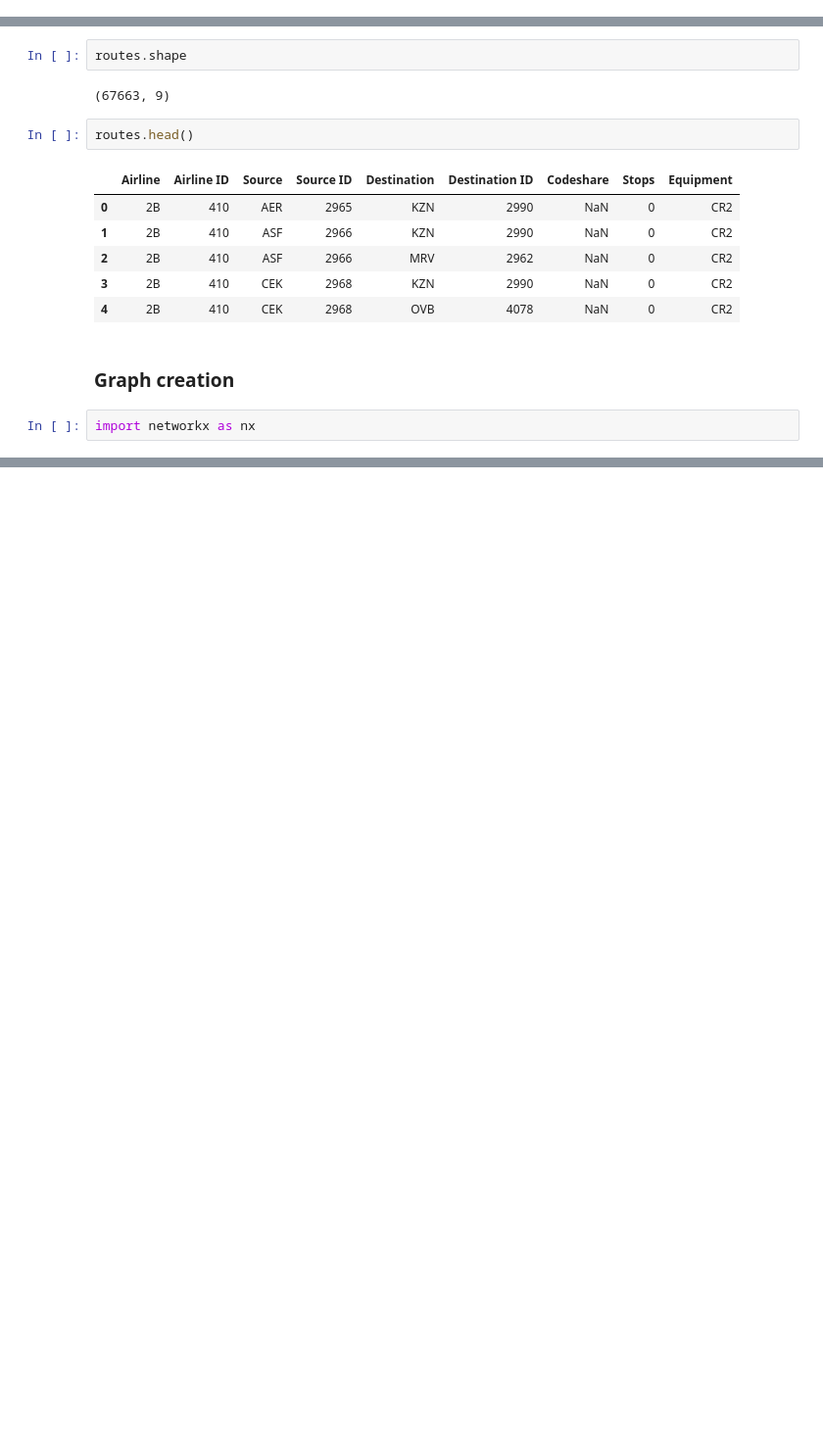
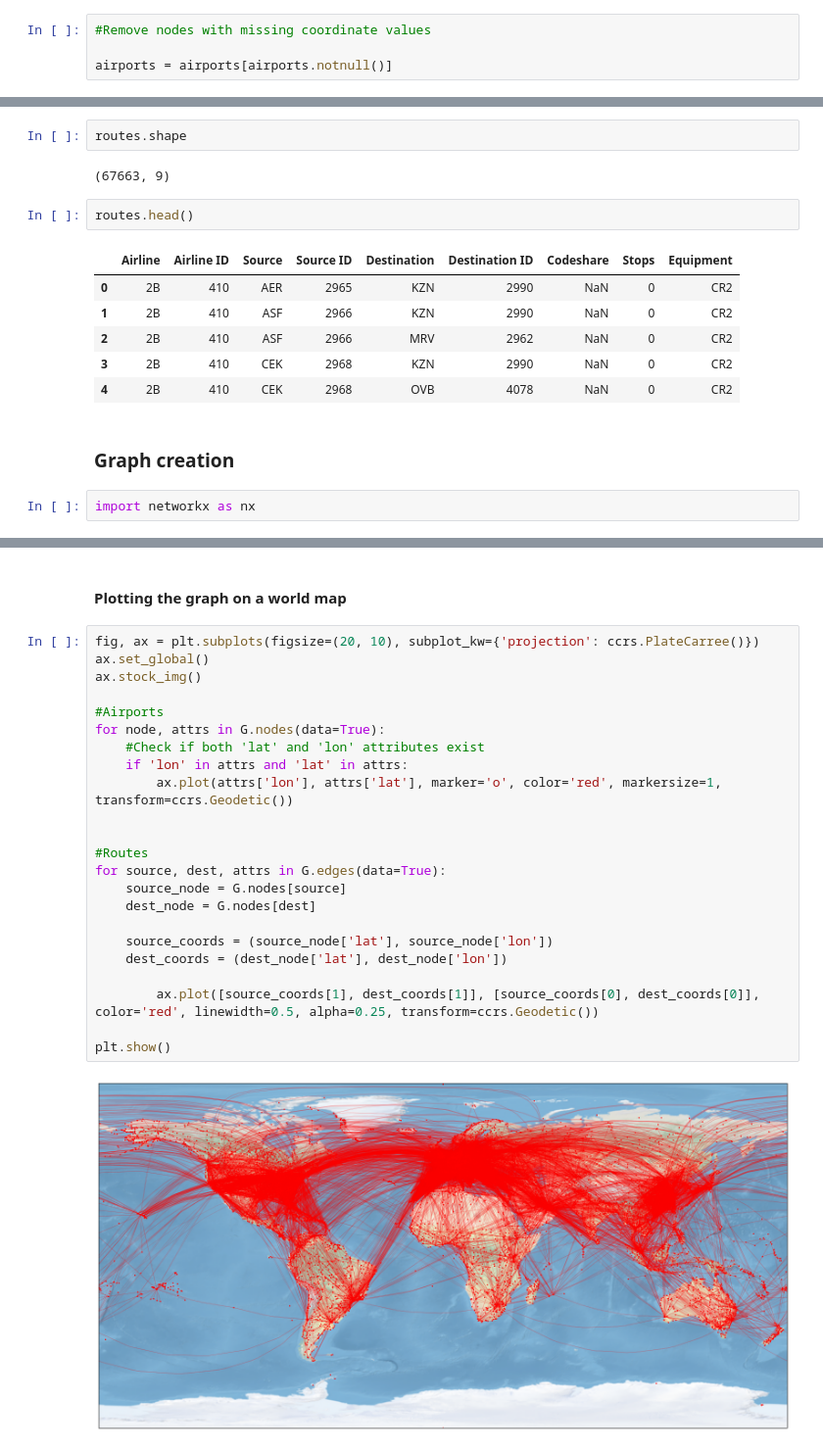
Before and after one commit to khtamkivi/project_OpenFlights, a Jupyter notebook: EDA.ipynb, the cells around one changed output, grey strips where cells are left out. Shown at 98% size. Cells and saved outputs as stored; diff of their text form; blank space fills up the shorter version.

Commit message:
Graph map

```diff
--- a/EDA.ipynb
+++ b/EDA.ipynb
@@ -87,6 +88,10 @@ input_data = "DATA/airports.txt"
 headers = ['ID', 'Name', 'City', 'Country', 'IATA', 'ICAO', 'Latitude', 'Longitude', 'Altitude', 'Timezone', 'DST', 'Tz database timezone', 'Type', 'Source']
 
 airports = pd.read_csv(input_data, sep=',', names=headers)
+# %%
+#Remove nodes with missing coordinate values
+
+airports = airports[airports.notnull()]
 # %%
 airports.shape
 # %% [output]
@@ -160,0 +212,27 @@ for index, row in routes.iterrows():
+# %% [markdown]
+#### Plotting the graph on a world map
+# %%
+fig, ax = plt.subplots(figsize=(20, 10), subplot_kw={'projection': ccrs.PlateCarree()})
+ax.set_global()
+ax.stock_img()
+
+#Airports
+for node, attrs in G.nodes(data=True):
+    #Check if both 'lat' and 'lon' attributes exist
+    if 'lon' in attrs and 'lat' in attrs:
+        ax.plot(attrs['lon'], attrs['lat'], marker='o', color='red', markersize=1, transform=ccrs.Geodetic())
+
+
+#Routes
+for source, dest, attrs in G.edges(data=True):
+    source_node = G.nodes[source]
+    dest_node = G.nodes[dest]
+
+    source_coords = (source_node['lat'], source_node['lon'])
+    dest_coords = (dest_node['lat'], dest_node['lon'])
+
+        ax.plot([source_coords[1], dest_coords[1]], [source_coords[0], dest_coords[0]], color='red', linewidth=0.5, alpha=0.25, transform=ccrs.Geodetic())
+
+plt.show()
+# %% [output]
+[figure, added]
```
Also changed, not shown: parts of 3 cells of this notebook.
